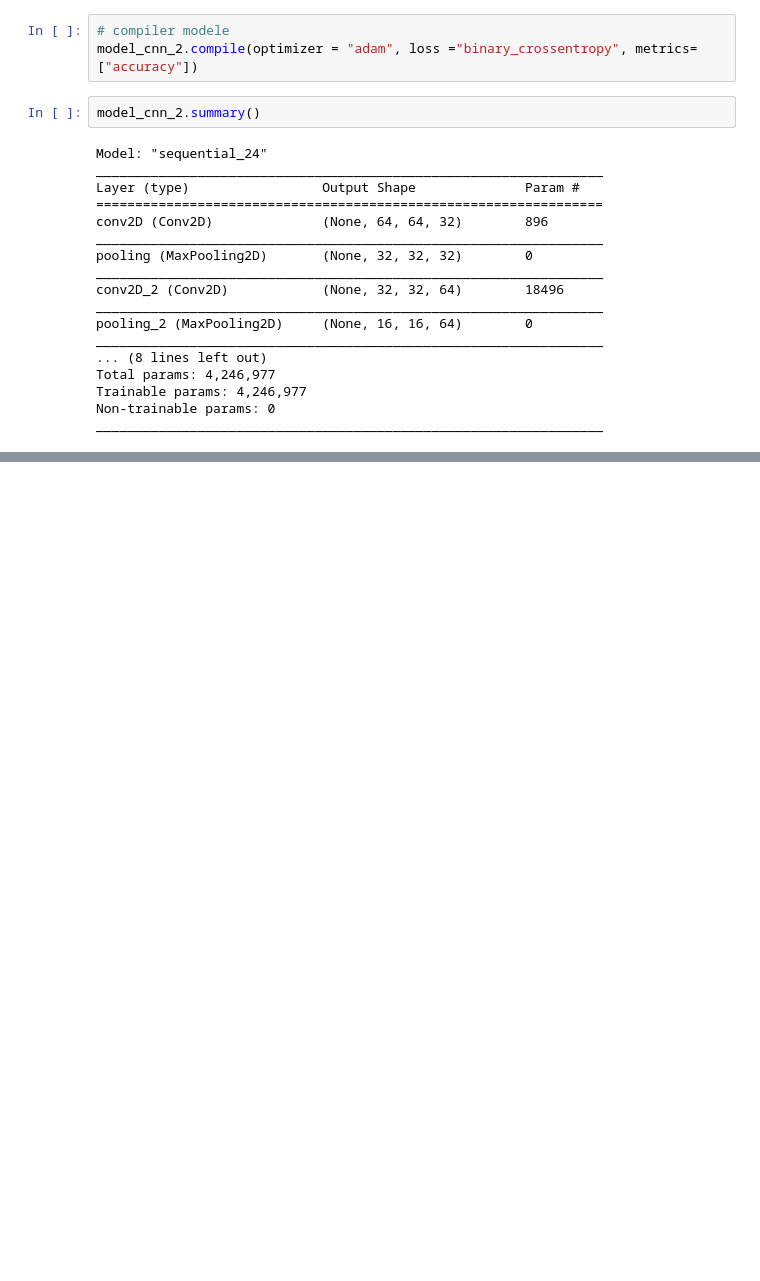
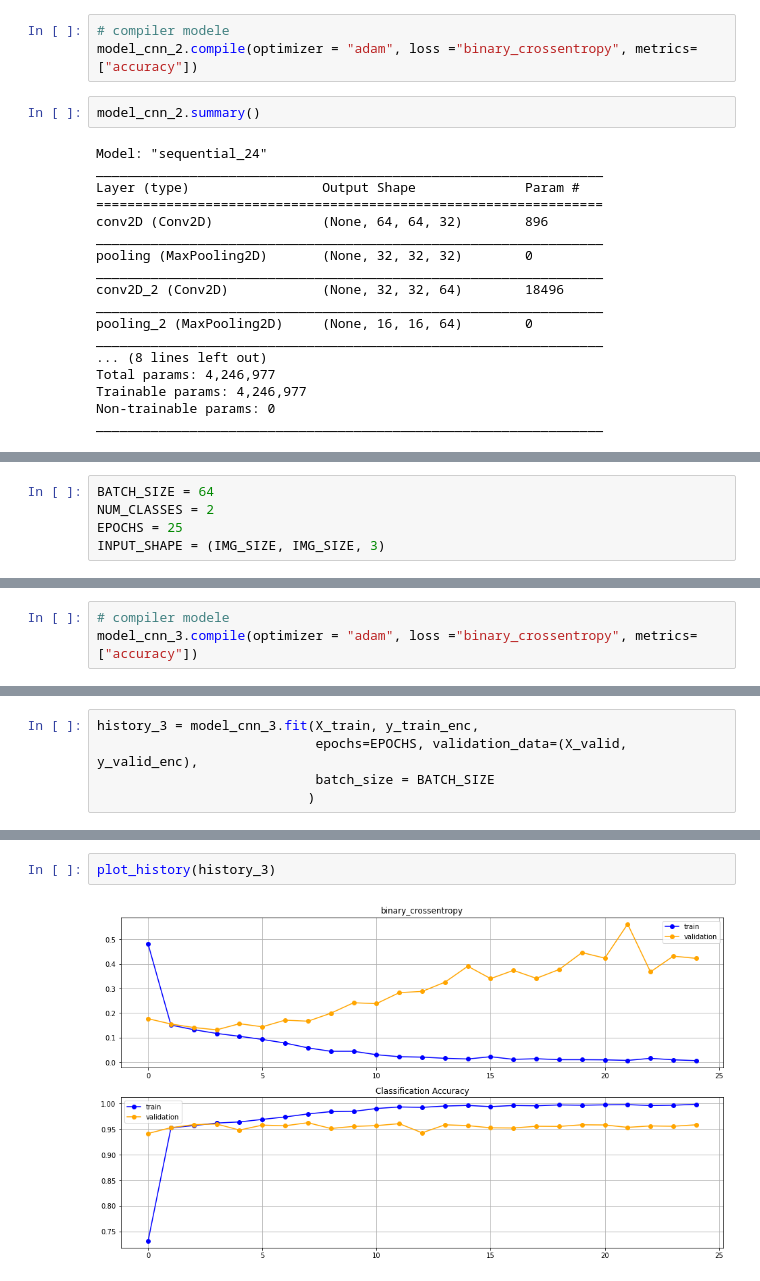
Before and after one commit to kbenmus02/A62-EquipeCV, a Jupyter notebook: notebook/iteration_3_model_3_cnn.ipynb, the cells around one changed output, grey strips where cells are left out. Cells and saved outputs as stored; diff of their text form; blank space fills up the shorter version.

Commit message:
push modele_cnn article

```diff
--- a/notebook/iteration_3_model_3_cnn.ipynb
+++ b/notebook/iteration_3_model_3_cnn.ipynb
@@ -260,0 +275,5 @@ plt.show()
+# %%
+BATCH_SIZE = 64
+NUM_CLASSES = 2
+EPOCHS = 25
+INPUT_SHAPE = (IMG_SIZE, IMG_SIZE, 3)
@@ -260,0 +328,3 @@ plt.show()
+# %%
+# compiler modele
+model_cnn_3.compile(optimizer = "adam", loss ="binary_crossentropy", metrics=["accuracy"])
@@ -260,0 +351,5 @@ plt.show()
+# %%
+history_3 = model_cnn_3.fit(X_train, y_train_enc,
+                            epochs=EPOCHS, validation_data=(X_valid, y_valid_enc),
+                            batch_size = BATCH_SIZE
+                           )
@@ -260,0 +374,4 @@ plt.show()
+# %%
+plot_history(history_3)
+# %% [output]
+[figure, added]
```
Also changed, not shown: parts of 9 cells of this notebook.
